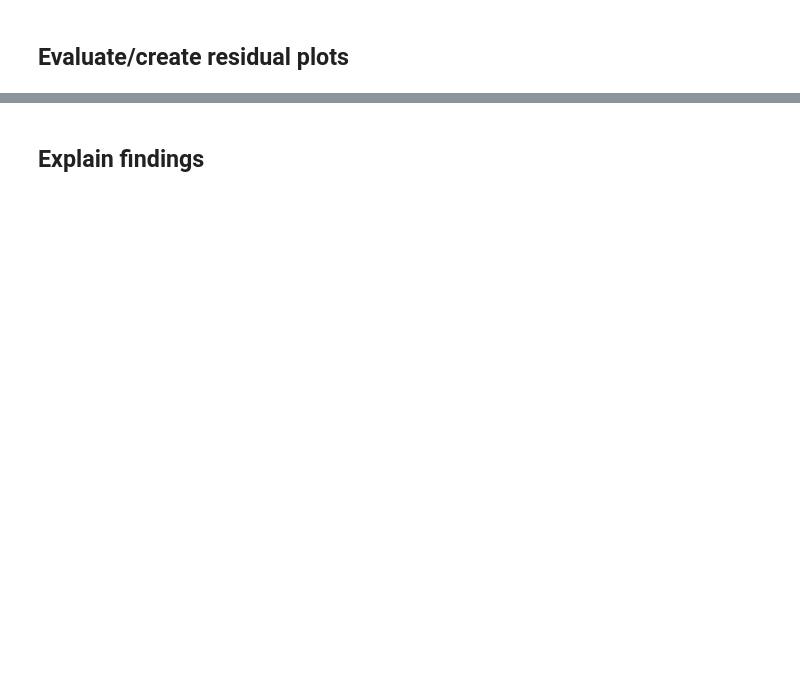
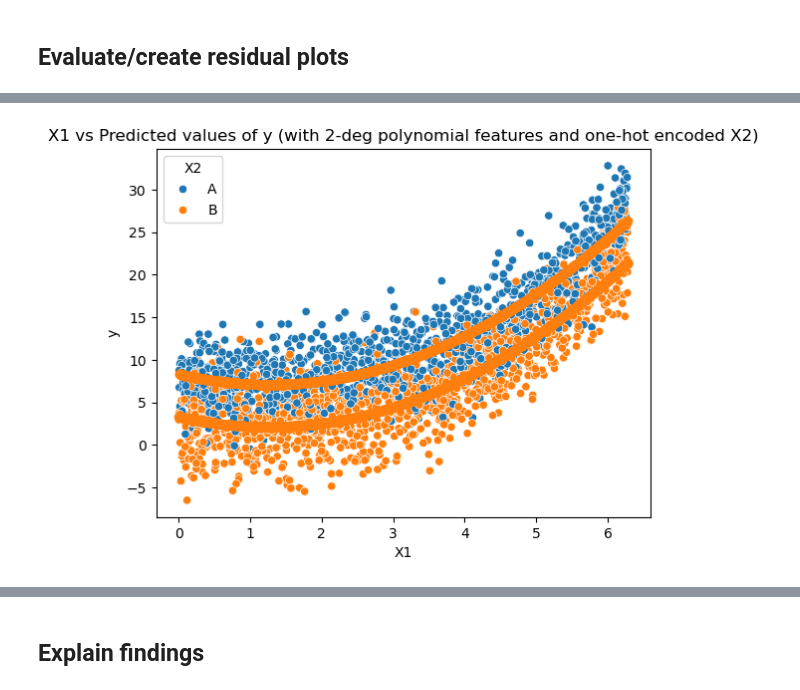
Before and after one commit to SujanNeupane42/DS602, a Jupyter notebook: week04/week4 - regression homework1.ipynb, the cells around one changed output, grey strips where cells are left out. Drawn from its saved outputs; the diff is of its cells as text; code cells hidden in the pictures; blank space fills up the shorter version.

```diff
--- a/week04/week4 - regression homework1.ipynb
+++ b/week04/week4 - regression homework1.ipynb
@@ -459,0 +482,8 @@ y_pred = modeling_pipeline.predict(X_test)
+# %%
+# scatterplot but for only test data (x_test and y_test) and predicted values
+sns.scatterplot(data=pd.concat([X_test, y_test], axis=1), x='X1', y='y', hue='X2')
+plt.scatter(X_test.X1, y_pred)
+plt.title("X1 vs Predicted values of y (with 2-deg polynomial features and one-hot encoded X2)")
+plt.show()
+# %% [output]
+[figure, added]
```
Also changed, not shown: parts of 37 cells of this notebook.
